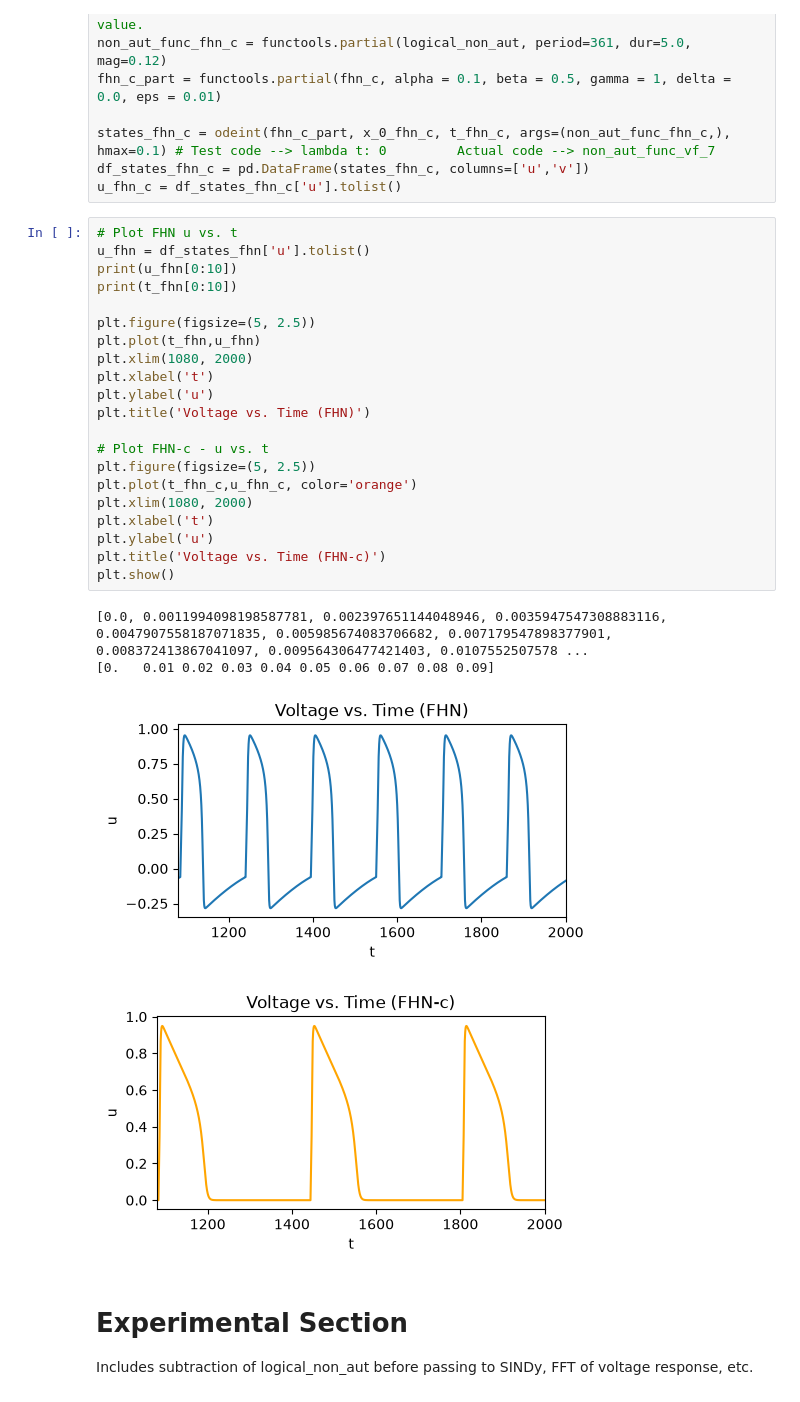
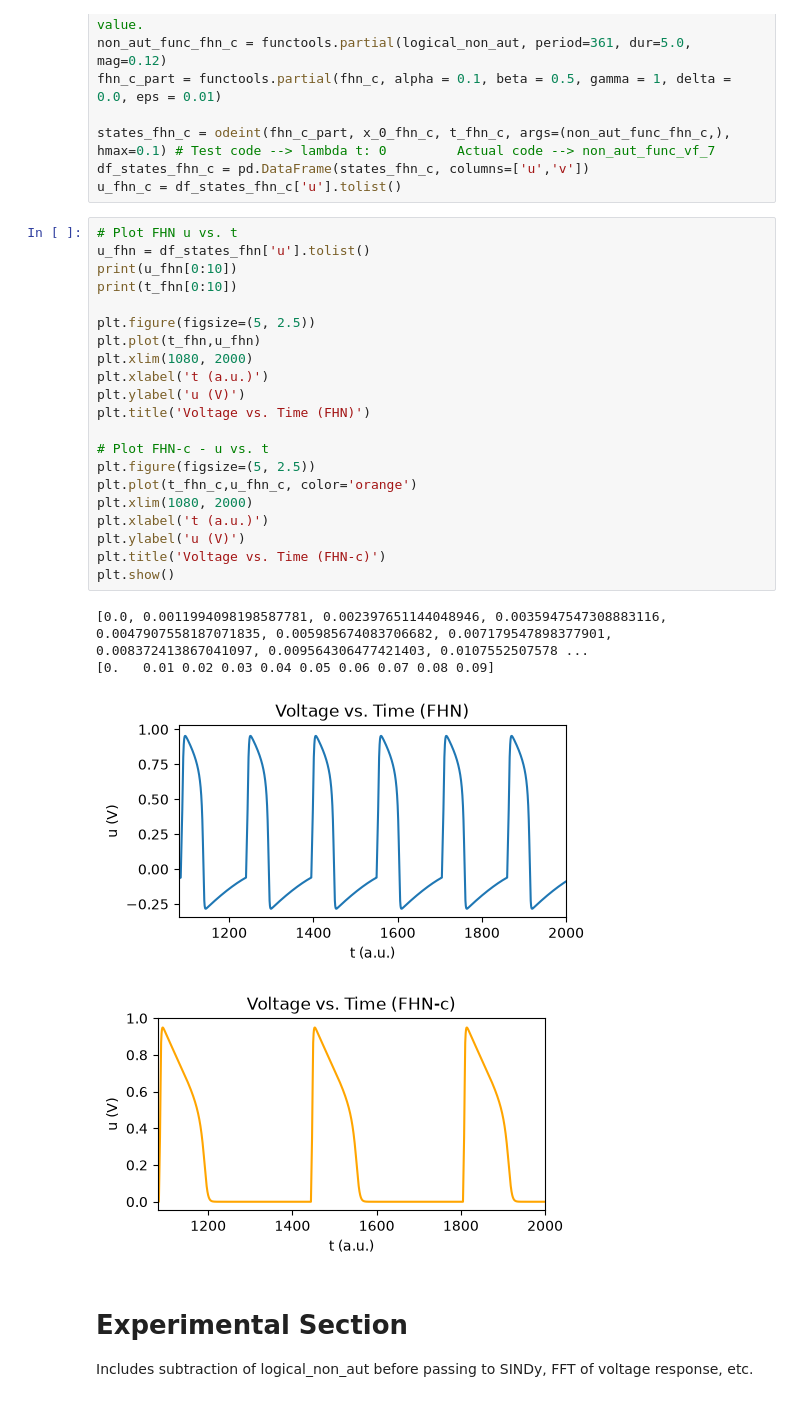
Before and after one commit to cswelch/SINDy-for-Cardiac-Electrophysiology, a Jupyter notebook: SINDy_non_autonomous_test.ipynb, the cells around one changed output. Saved outputs shown, nothing was run; the diff lists cells and outputs as text.

```diff
--- a/SINDy_non_autonomous_test.ipynb
+++ b/SINDy_non_autonomous_test.ipynb
@@ -338,29 +341,29 @@ u_fhn_c = df_states_fhn_c['u'].tolist()
 # %%
 # Plot FHN u vs. t
 u_fhn = df_states_fhn['u'].tolist()
 print(u_fhn[0:10])
 print(t_fhn[0:10])
 
 plt.figure(figsize=(5, 2.5))
 plt.plot(t_fhn,u_fhn)
 plt.xlim(1080, 2000)
-plt.xlabel('t')
-plt.ylabel('u')
+plt.xlabel('t (a.u.)')
+plt.ylabel('u (V)')
 plt.title('Voltage vs. Time (FHN)')
 
 # Plot FHN-c - u vs. t
 plt.figure(figsize=(5, 2.5))
 plt.plot(t_fhn_c,u_fhn_c, color='orange')
 plt.xlim(1080, 2000)
-plt.xlabel('t')
-plt.ylabel('u')
+plt.xlabel('t (a.u.)')
+plt.ylabel('u (V)')
 plt.title('Voltage vs. Time (FHN-c)')
 plt.show()
 # %% [output]
 [0.0, 0.0011994098198587781, 0.002397651144048946, 0.0035947547308883116, 0.0047907558187071835, 0.005985674083706682, 0.007179547898377901, 0.008372413867041097, 0.009564306477421403, 0.0107552507578 ...
 [0.   0.01 0.02 0.03 0.04 0.05 0.06 0.07 0.08 0.09]
-[figure, old version]
+[figure, new version]
-[figure, old version]
+[figure, new version]
 # %% [markdown]
 # Experimental Section
 Includes subtraction of logical_non_aut before passing to SINDy, FFT of voltage response, etc.
```
Also changed, not shown: parts of 5 cells of this notebook, 1 other file.
